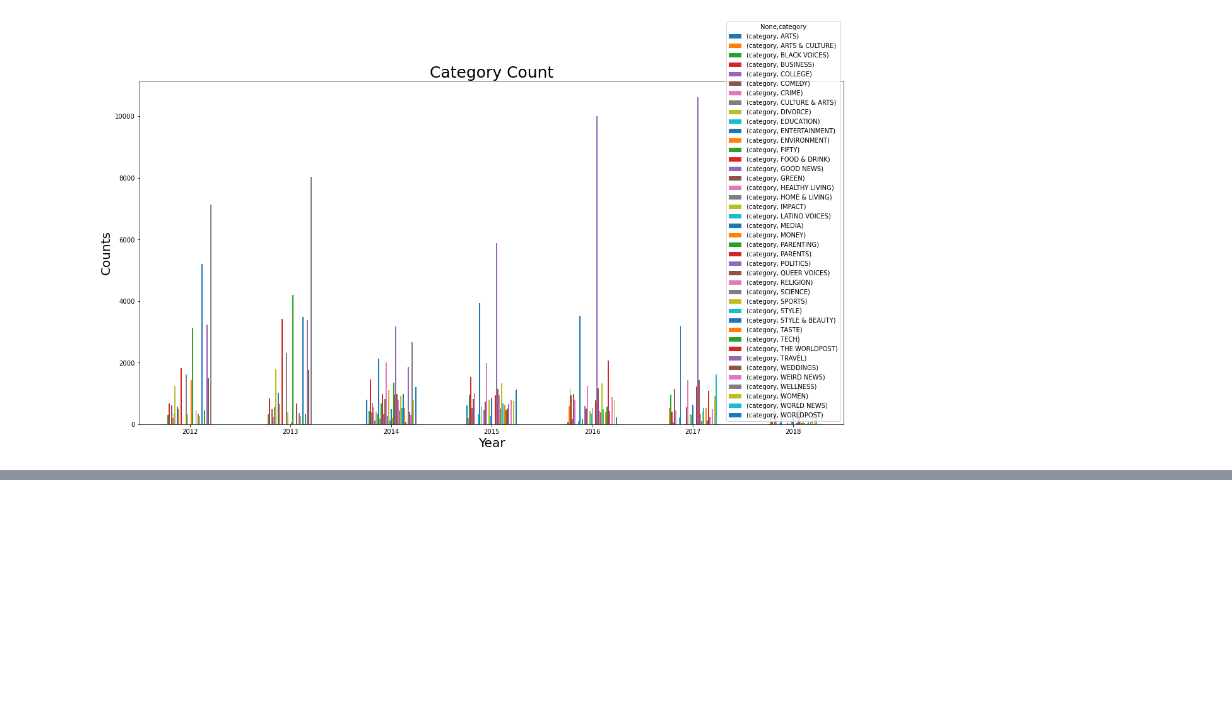
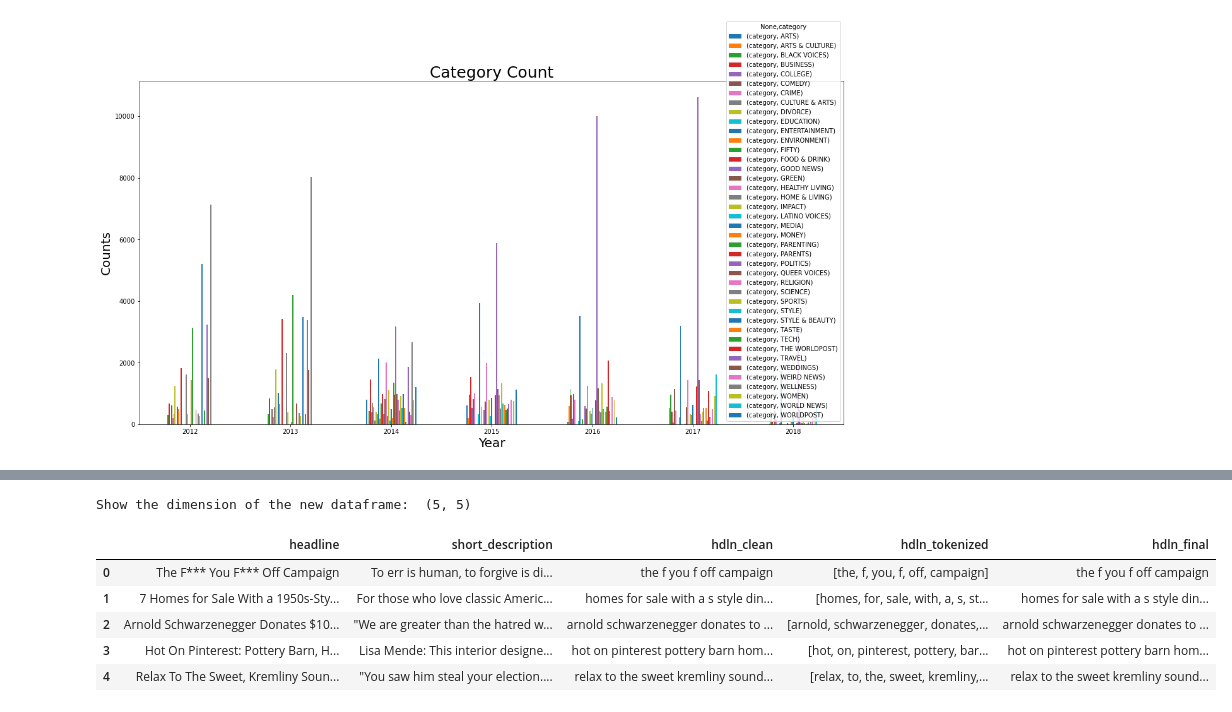
Before and after one commit to samantoz/bu_dsc, a Jupyter notebook: notebooks/DSC550/submitted/project_article_classification.ipynb, the cells around one changed output, grey strips where cells are left out. Cells and saved outputs as stored; diff of their text form; code cells hidden in the pictures; blank space fills up the shorter version.

```diff
--- a/notebooks/DSC550/submitted/project_article_classification.ipynb
+++ b/notebooks/DSC550/submitted/project_article_classification.ipynb
@@ -305,0 +390,25 @@ Submit Milestone 2 as a PDF or Jupyter Notebook, along with any applicable code
+# %%
+#Convert text to lowercase and romove punctuation
+#define a function to clean the text
+
+# import the required libraries here
+
+#import regular expressions library
+import re
+
+def clean_text(text):
+    """
+    Remove punctuations and special characters, makes lower case
+    Args: text
+    Output: text
+    """
+    text=text.lower() #makes text lowercase
+    text=re.sub('\\d|\\W+|_',' ',text) #removes extra white space
+    text=re.sub('[^a-zA-Z]'," ", text) #removes any non-alphabetic characters
+    return text
+# %%
+#import word tokenizer from NLTK
+from nltk.tokenize import word_tokenize
+
+def tokenize_text(text):
+    return word_tokenize(text)
@@ -305,0 +421,7 @@ Submit Milestone 2 as a PDF or Jupyter Notebook, along with any applicable code
+# %%
+#create a new data frame for the column for each pre-processing step
+#take a random sample of the dataframe to cut down on processing time
+#number of comments to keep
+num_comments = 5
+df_sample_headline = df_train.sample(n = num_comments).reset_index(drop = True )
+df_sample_headline.head()
@@ -305,0 +435,20 @@ Submit Milestone 2 as a PDF or Jupyter Notebook, along with any applicable code
+# %%
+#apply text cleaning function
+df_sample_headline['hdln_clean'] = df_sample_headline['headline'].apply(clean_text)
+#apply tokenizing
+df_sample_headline['hdln_tokenized'] = df_sample_headline['hdln_clean'].apply(tokenize_text)
+#apply PorterStemmer function
+# df_sample['txt_stemmed'] = df_sample['txt_tokenized'].apply(stem_text)
+#put the text back together (untokenize)
+df_sample_headline['hdln_final'] = df_sample_headline['hdln_tokenized'].apply(lambda text: ' '.join(text))
+#view the pre-processed text
+print('Show the dimension of the new dataframe: ', df_sample_headline.shape)
+df_sample_headline.head()
+# %% [output]
+Show the dimension of the new dataframe:  (5, 5)
+|  | headline | short_description | hdln_clean | hdln_tokenized | hdln_final |
+| 0 | The F*** You F*** Off Campaign | To err is human, to forgive is di... | the f you f off campaign | [the, f, you, f, off, campaign] | the f you f off campaign |
+| 1 | 7 Homes for Sale With a 1950s-Sty... | For those who love classic Americ... | homes for sale with a s style din... | [homes, for, sale, with, a, s, st... | homes for sale with a s style din... |
+| 2 | Arnold Schwarzenegger Donates $10... | "We are greater than the hatred w... | arnold schwarzenegger donates to ... | [arnold, schwarzenegger, donates,... | arnold schwarzenegger donates to ... |
+| 3 | Hot On Pinterest: Pottery Barn, H... | Lisa Mende: This interior designe... | hot on pinterest pottery barn hom... | [hot, on, pinterest, pottery, bar... | hot on pinterest pottery barn hom... |
+| 4 | Relax To The Sweet, Kremliny Soun... | "You saw him steal your election.... | relax to the sweet kremliny sound... | [relax, to, the, sweet, kremliny,... | relax to the sweet kremliny sound... |
```
Also changed, not shown: parts of 23 cells of this notebook.
